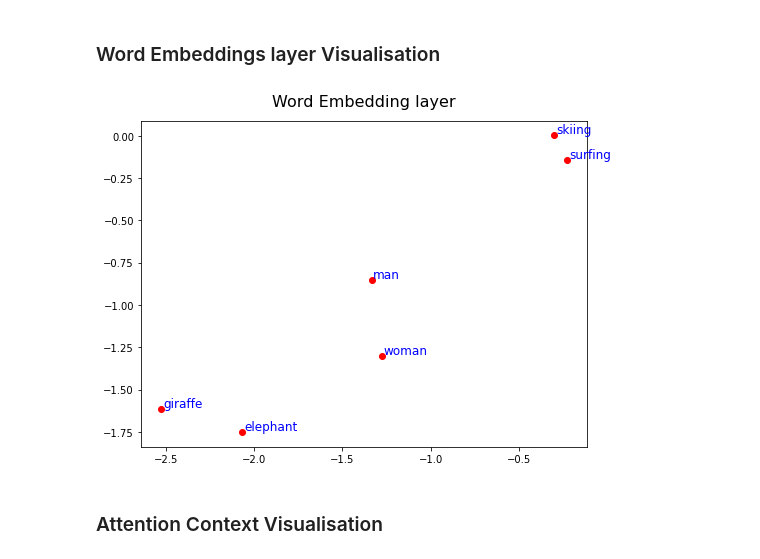
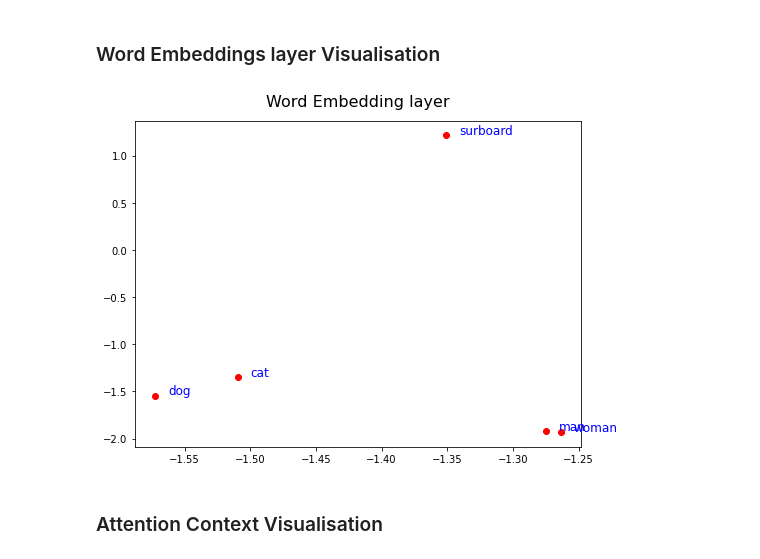
Before and after one commit to wiktorlazarski/Image-Captioning-with-Visual-Attention, a Jupyter notebook: notebooks/evaluating/Model_Visualisation.ipynb, the cells around one changed output. Cells and saved outputs as stored; diff of their text form; code cells hidden in the pictures.

```diff
--- a/notebooks/evaluating/Model_Visualisation.ipynb
+++ b/notebooks/evaluating/Model_Visualisation.ipynb
@@ -48,8 +46,8 @@ E_reduced = dv.reduce_to_k_dim(embeddings)
 # %%
 plt.rcParams["figure.figsize"] = (8, 6)
 
 plt.title("Word Embedding layer", fontsize=16, y=1.025)
-dv.plot_embeddings(E_reduced, ["elephant", "giraffe", "woman", "man", "surfing", "skiing"])
+vis.plot_embeddings(embeddings, ["dog", "cat", "woman", "man", "surboard"])
 # %% [output]
-[figure, old version]
+[figure, new version]
 # %%
```
Also changed, not shown: parts of 6 cells of this notebook, 2 other files.
